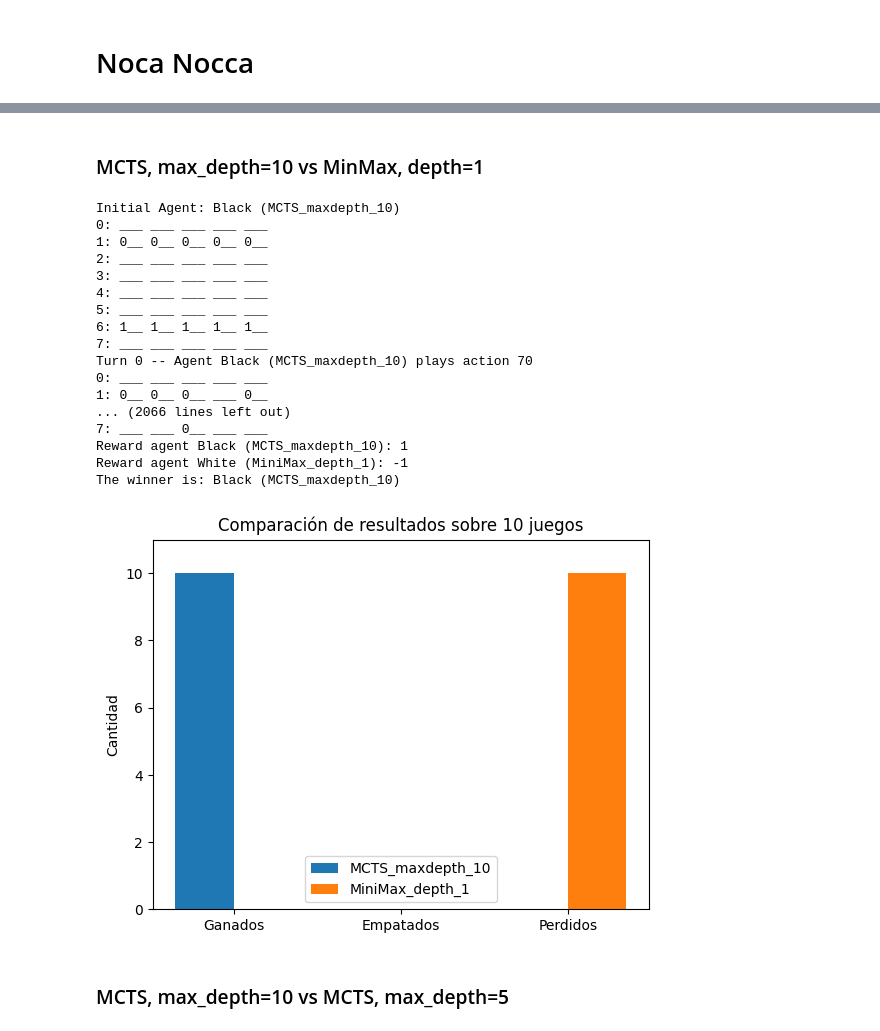
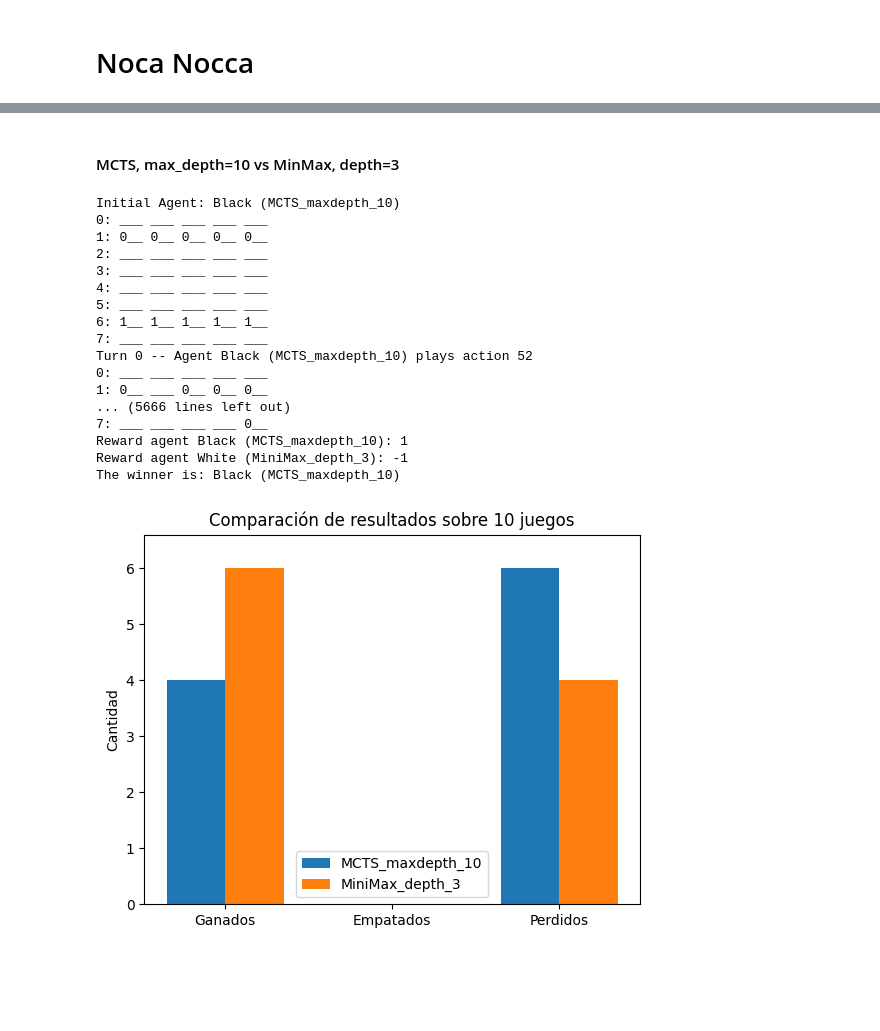
Before and after one commit to andscara/marl-obl2, a Jupyter notebook: Alternating Games/Nocca_Nocca.ipynb, the cells around one changed output, grey strips where cells are left out. Cells and saved outputs as stored; diff of their text form; code cells hidden in the pictures; blank space fills up the shorter version.

```diff
--- a/Alternating Games/Nocca_Nocca.ipynb
+++ b/Alternating Games/Nocca_Nocca.ipynb
@@ -70,7 +126,7 @@ game = NoccaNocca(max_steps=150, initial_player=0, seed=1)
 # %%
 Run(game, {
     game.agents[0]: ("MiniMax_depth_1", MiniMax(game=game, agent=game.agents[0], depth=1)),
-    game.agents[1]: ("MiniMax_depth_1", MiniMax(game=game, agent=game.agents[1], depth=1)),
+    game.agents[1]: ("MiniMax_depth_3", MiniMax(game=game, agent=game.agents[1], depth=3)),
 })
 # %% [output]
 Initial Agent: Black (MiniMax_depth_1)
@@ -96,6 +152,6 @@ The winner is: Black (MiniMax_depth_1)
 # %%
 Run(game, {
-    game.agents[0]: ("MiniMax_depth_2", MiniMax(game=game, agent=game.agents[0], depth=2)),
-    game.agents[1]: ("MiniMax_depth_1", MiniMax(game=game, agent=game.agents[1], depth=1)),
+    game.agents[0]: ("MCTS_maxdepth_5", MonteCarloTreeSearch(game=game, agent=game.agents[0], max_depth=5)),
+    game.agents[1]: ("MCTS_maxdepth_10", MonteCarloTreeSearch(game=game, agent=game.agents[1], max_depth=10)),
 })
 # %% [output]
@@ -122,5 +175,0 @@ The winner is: White (MiniMax_depth_1)
-# %%
-Run(game, {
-    game.agents[0]: ("MCTS_maxdepth_5", MonteCarloTreeSearch(game=game, agent=game.agents[0], max_depth=5)),
-    game.agents[1]: ("Random", RandomAgent(game=game, agent=game.agents[1])),
-})
@@ -145,0 +180,5 @@ The winner is: Black (MCTS_maxdepth_5)
+# %%
+Run(game, {
+    game.agents[0]: ("MCTS_maxdepth_5", MonteCarloTreeSearch(game=game, agent=game.agents[0], max_depth=5, rollouts=20)),
+    game.agents[1]: ("MCTS_maxdepth_10", MonteCarloTreeSearch(game=game, agent=game.agents[1], max_depth=10, rollouts=20)),
+})
@@ -146,28 +204,26 @@ The winner is: Black (MCTS_maxdepth_5)
 # %% [markdown]
-### MCTS, max_depth=10 vs MinMax, depth=1
+#### MCTS, max_depth=10 vs MinMax, depth=3
 # %%
 Run(game, {
     game.agents[0]: ("MCTS_maxdepth_10", MonteCarloTreeSearch(game=game, agent=game.agents[0], max_depth=10)),
-    game.agents[1]: ("MiniMax_depth_1", MiniMax(game=game, agent=game.agents[1], depth=1)),
+    game.agents[1]: ("MiniMax_depth_3", MiniMax(game=game, agent=game.agents[1], depth=3)),
 })
 # %% [output]
 Initial Agent: Black (MCTS_maxdepth_10)
 0: ___ ___ ___ ___ ___
 1: 0__ 0__ 0__ 0__ 0__
 2: ___ ___ ___ ___ ___
 3: ___ ___ ___ ___ ___
 4: ___ ___ ___ ___ ___
 5: ___ ___ ___ ___ ___
 6: 1__ 1__ 1__ 1__ 1__
 7: ___ ___ ___ ___ ___
-Turn 0 -- Agent Black (MCTS_maxdepth_10) plays action 70
+Turn 0 -- Agent Black (MCTS_maxdepth_10) plays action 52
 0: ___ ___ ___ ___ ___
-1: 0__ 0__ 0__ ___ 0__
-... (2066 lines left out)
-7: ___ ___ 0__ ___ ___
+1: 0__ ___ 0__ 0__ 0__
+... (5666 lines left out)
+7: ___ ___ ___ ___ 0__
 Reward agent Black (MCTS_maxdepth_10): 1
-Reward agent White (MiniMax_depth_1): -1
+Reward agent White (MiniMax_depth_3): -1
 The winner is: Black (MCTS_maxdepth_10)
-[figure, old version]
+[figure, new version]
-# %% [markdown]
-### MCTS, max_depth=10 vs MCTS, max_depth=5
```
Also changed, not shown: parts of 22 cells of this notebook, 7 other files.
